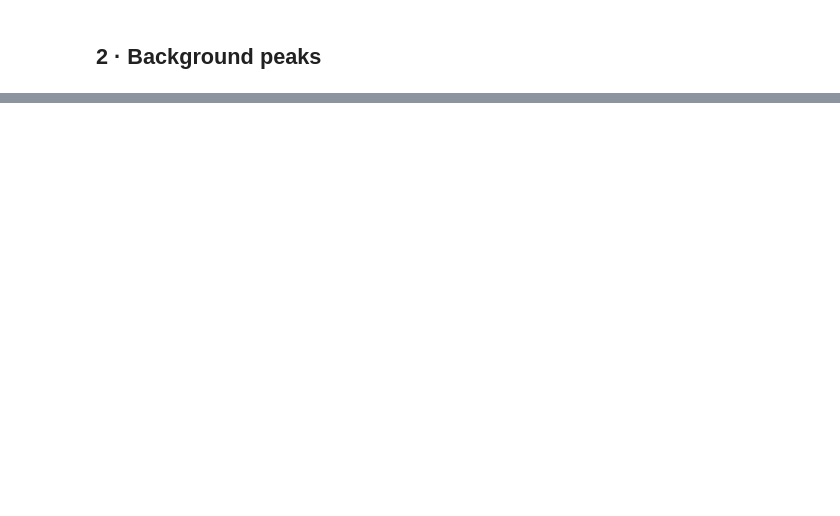
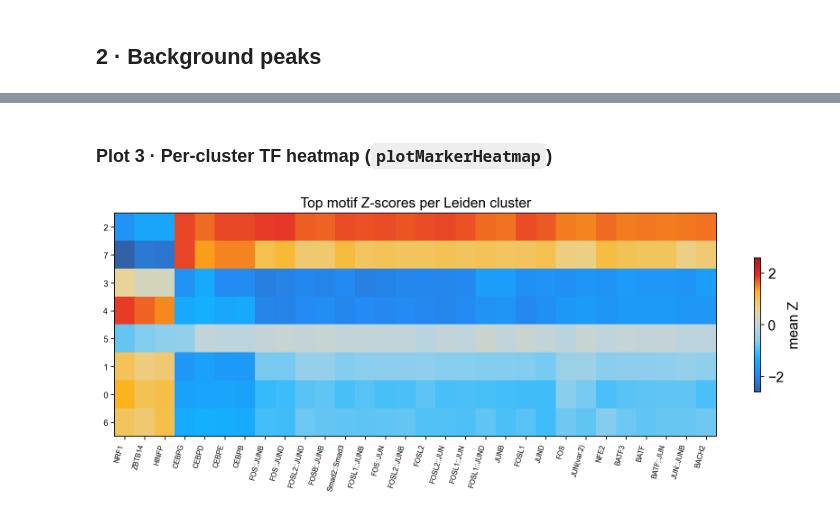
Before and after one commit to aristoteleo/epione, a Jupyter notebook: epione_guide/tutorials/single/t_chromvar.ipynb, the cells around one changed output, grey strips where cells are left out. Cells and saved outputs as stored; diff of their text form; code cells hidden in the pictures; blank space fills up the shorter version.

```diff
--- a/epione_guide/tutorials/single/t_chromvar.ipynb
+++ b/epione_guide/tutorials/single/t_chromvar.ipynb
@@ -125,0 +293,36 @@ pd.DataFrame({
+# %% [markdown]
+### Plot 3 · Per-cluster TF heatmap (`plotMarkerHeatmap`)
+# %%
+import scipy.cluster.hierarchy as sch
+
+top_n = 30
+tf_idx = rank[:top_n]
+group = adata.obs['leiden'].astype('category')
+cats = list(group.cat.categories)
+
+heat = np.stack([
+    np.nanmean(Z[group.values == c][:, tf_idx], axis=0)
+    for c in cats
+])
+
+link_r = sch.linkage(heat.T, method='ward')
+link_c = sch.linkage(heat,   method='ward')
+row_order = sch.leaves_list(link_r)
+col_order = sch.leaves_list(link_c)
+H = heat[col_order][:, row_order]
+tf_labels = [_tf_name(names[tf_idx[i]]) for i in row_order]
+ct_labels = [cats[i] for i in col_order]
+
+fig, ax = plt.subplots(figsize=(11, 4.5))
+lim = float(np.nanmax(np.abs(H)))
+im = ax.imshow(H, aspect='auto', cmap=ARCHR_SOLAR,
+               vmin=-lim, vmax=lim, interpolation='nearest')
+ax.set_yticks(range(len(ct_labels)))
+ax.set_yticklabels(ct_labels, fontsize=8)
+ax.set_xticks(range(len(tf_labels)))
+ax.set_xticklabels(tf_labels, rotation=75, fontsize=7, ha='right')
+plt.colorbar(im, ax=ax, shrink=0.6, label='mean Z')
+ax.set_title('Top motif Z-scores per Leiden cluster')
+plt.tight_layout(); display(fig); plt.close(fig)
+# %% [output]
+[figure, added]
```
Also changed, not shown: parts of 27 cells of this notebook.
